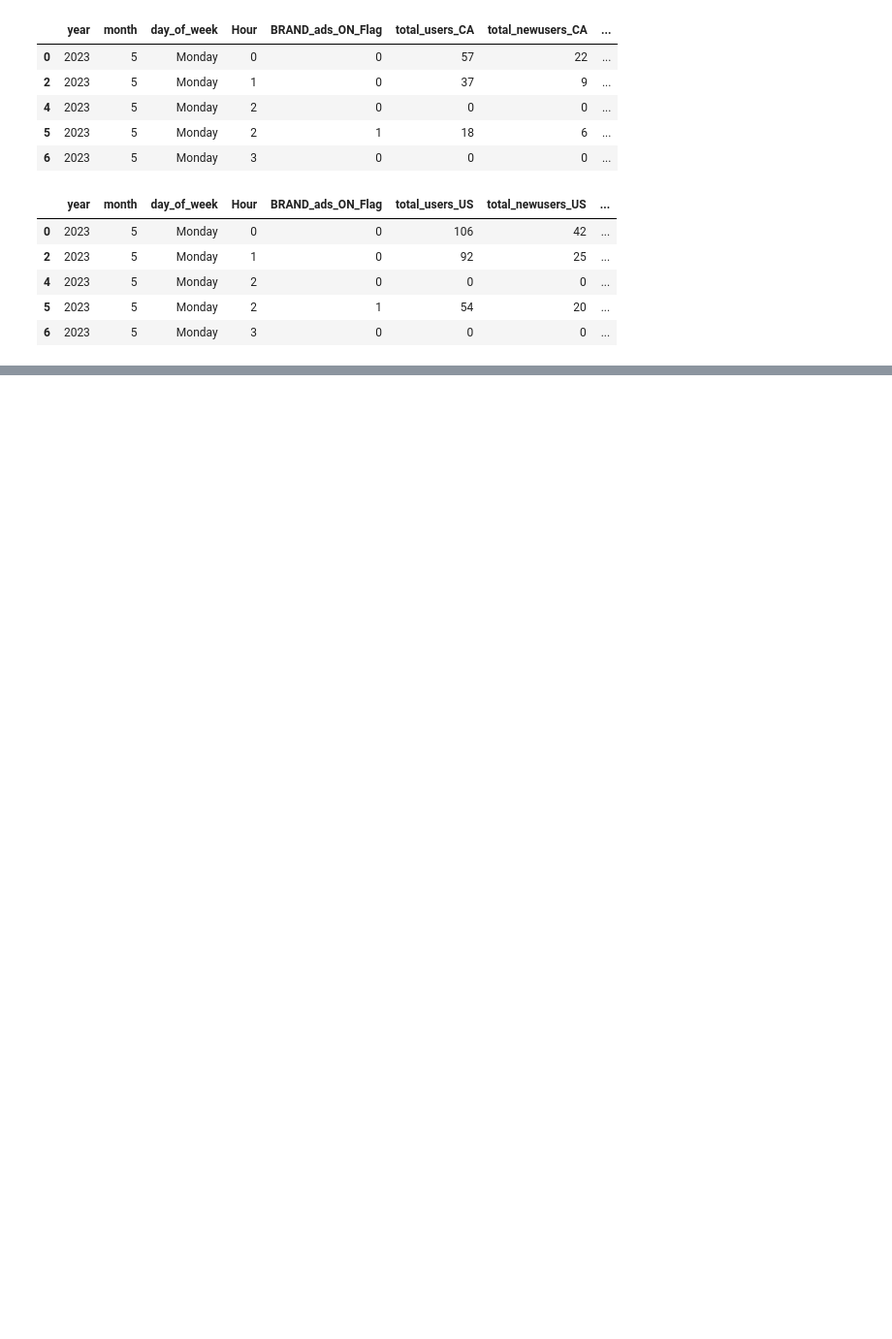
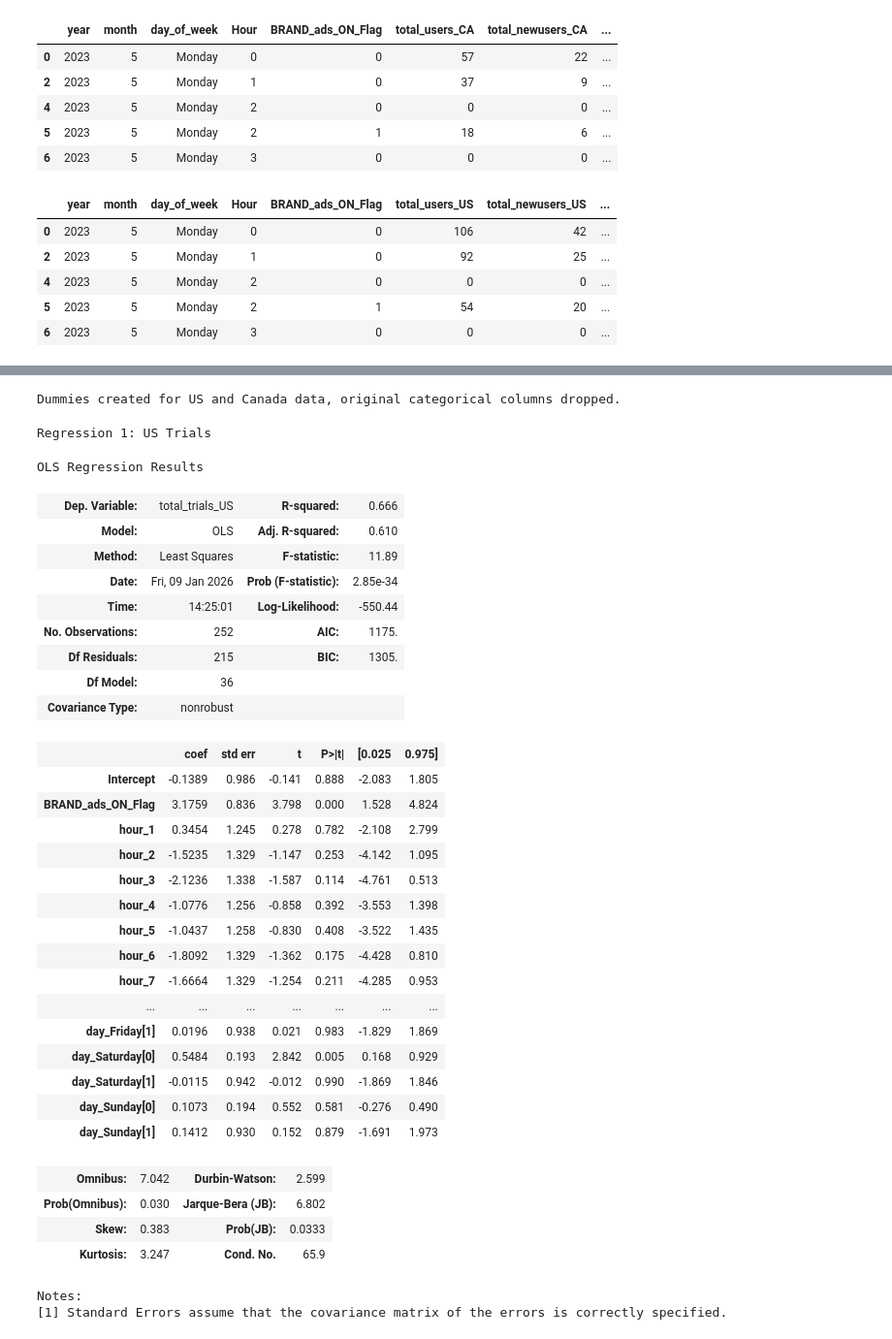
Before and after one commit to AustinLiHub/practicum_datathon, a Jupyter notebook: Model.ipynb, the cells around one changed output, grey strips where cells are left out. Shown at 97% size. Cells and saved outputs as stored; diff of their text form; code cells hidden in the pictures; blank space fills up the shorter version.

```diff
--- a/Model.ipynb
+++ b/Model.ipynb
@@ -110,9 +119,12 @@ for k in agg_keys:
     if k not in df_raw.columns:
         raise KeyError(f"Missing aggregation key: {k}")
 
+# Filter to only test period
+df_test = df_raw[df_raw['Test_Period'] == 1]
+
 # Total for United States
 df_total_US = (
-    df_raw[df_raw['Country'].str.lower().str.contains('united')]
+    df_test[df_test['Country'].str.lower().str.contains('united')]
     .groupby(agg_keys)[['Users', 'NewUsers', 'Trials', 'day_Tuesday', 'day_Wednesday', 'day_Thursday', 'day_Friday', 'day_Saturday', 'day_Sunday']]
     .sum()
     .reset_index()
@@ -121,7 +133,7 @@ df_total_US = (
 
 # Total for Canada
 df_total_Canada = (
-    df_raw[df_raw['Country'].str.lower().str.contains('canada')]
+    df_test[df_test['Country'].str.lower().str.contains('canada')]
     .groupby(agg_keys)[['Users', 'NewUsers', 'Trials', 'day_Tuesday', 'day_Wednesday', 'day_Thursday', 'day_Friday', 'day_Saturday', 'day_Sunday']]
     .sum()
     .reset_index()
@@ -253,0 +254,73 @@ df_us_ppc.head()
+# %%
+# Create dummy variables for month, hour, and day_of_week in the aggregated dataframes
+
+# For US data
+month_dummies_US = pd.get_dummies(df_total_US['month'], prefix='month', drop_first=True).astype(int)
+hour_dummies_US = pd.get_dummies(df_total_US['Hour'], prefix='hour', drop_first=True).astype(int)
+day_dummies_US = pd.get_dummies(df_total_US['day_of_week'], prefix='day', drop_first=True).astype(int)
+
+df_total_US = pd.concat([df_total_US, month_dummies_US, hour_dummies_US, day_dummies_US], axis=1)
+df_total_US = df_total_US.drop(columns=['month', 'Hour', 'day_of_week'])
+
+# For Canada data
+month_dummies_CA = pd.get_dummies(df_total_Canada['month'], prefix='month', drop_first=True).astype(int)
+hour_dummies_CA = pd.get_dummies(df_total_Canada['Hour'], prefix='hour', drop_first=True).astype(int)
+day_dummies_CA = pd.get_dummies(df_total_Canada['day_of_week'], prefix='day', drop_first=True).astype(int)
+
+df_total_Canada = pd.concat([df_total_Canada, month_dummies_CA, hour_dummies_CA, day_dummies_CA], axis=1)
+df_total_Canada = df_total_Canada.drop(columns=['month', 'Hour', 'day_of_week'])
+
+print("Dummies created for US and Canada data, original categorical columns dropped.")
+# %% [output]
+Dummies created for US and Canada data, original categorical columns dropped.
+# %%
+# Run 6 different difference-in-difference regressions
+# Assuming DiD with treatment = BRAND_ads_ON_Flag, response = trials (and other outcomes), controls = day, month, hour dummies
+
+import statsmodels.formula.api as smf
+
+# Get the list of dummy columns from the aggregated data
+month_cols = [col for col in df_total_US.columns if col.startswith('month_')]
+hour_cols = [col for col in df_total_US.columns if col.startswith('hour_')]
+day_cols = [col for col in df_total_US.columns if col.startswith('day_')]
+control_vars = ' + '.join(month_cols + hour_cols + day_cols)
+
+# Regression 1: US Trials
+formula1 = f'total_trials_US ~ BRAND_ads_ON_Flag + {control_vars}'
+model1 = smf.ols(formula1, data=df_total_US).fit()
+print("Regression 1: US Trials")
+model1.summary()
+# %% [output]
+Regression 1: US Trials
+OLS Regression Results
+| Dep. Variable: | total_trials_US | R-squared: | 0.666 |
+| Model: | OLS | Adj. R-squared: | 0.610 |
+| Method: | Least Squares | F-statistic: | 11.89 |
+| Date: | Fri, 09 Jan 2026 | Prob (F-statistic): | 2.85e-34 |
+| Time: | 14:25:01 | Log-Likelihood: | -550.44 |
+| No. Observations: | 252 | AIC: | 1175. |
+| Df Residuals: | 215 | BIC: | 1305. |
+| Df Model: | 36 |  |  |
+| Covariance Type: | nonrobust |  |  |
+|  | coef | std err | t | P>|t| | [0.025 | 0.975] |
+| Intercept | -0.1389 | 0.986 | -0.141 | 0.888 | -2.083 | 1.805 |
+| BRAND_ads_ON_Flag | 3.1759 | 0.836 | 3.798 | 0.000 | 1.528 | 4.824 |
+| hour_1 | 0.3454 | 1.245 | 0.278 | 0.782 | -2.108 | 2.799 |
+| hour_2 | -1.5235 | 1.329 | -1.147 | 0.253 | -4.142 | 1.095 |
+| hour_3 | -2.1236 | 1.338 | -1.587 | 0.114 | -4.761 | 0.513 |
+| hour_4 | -1.0776 | 1.256 | -0.858 | 0.392 | -3.553 | 1.398 |
+| hour_5 | -1.0437 | 1.258 | -0.830 | 0.408 | -3.522 | 1.435 |
+| hour_6 | -1.8092 | 1.329 | -1.362 | 0.175 | -4.428 | 0.810 |
+| hour_7 | -1.6664 | 1.329 | -1.254 | 0.211 | -4.285 | 0.953 |
+| ... | ... | ... | ... | ... | ... | ... |
+| day_Friday[1] | 0.0196 | 0.938 | 0.021 | 0.983 | -1.829 | 1.869 |
+| day_Saturday[0] | 0.5484 | 0.193 | 2.842 | 0.005 | 0.168 | 0.929 |
+| day_Saturday[1] | -0.0115 | 0.942 | -0.012 | 0.990 | -1.869 | 1.846 |
+| day_Sunday[0] | 0.1073 | 0.194 | 0.552 | 0.581 | -0.276 | 0.490 |
+| day_Sunday[1] | 0.1412 | 0.930 | 0.152 | 0.879 | -1.691 | 1.973 |
+| Omnibus: | 7.042 | Durbin-Watson: | 2.599 |
+| Prob(Omnibus): | 0.030 | Jarque-Bera (JB): | 6.802 |
+| Skew: | 0.383 | Prob(JB): | 0.0333 |
+| Kurtosis: | 3.247 | Cond. No. | 65.9 |
+Notes:
+[1] Standard Errors assume that the covariance matrix of the errors is correctly specified.
```
Also changed, not shown: parts of 13 cells of this notebook.
